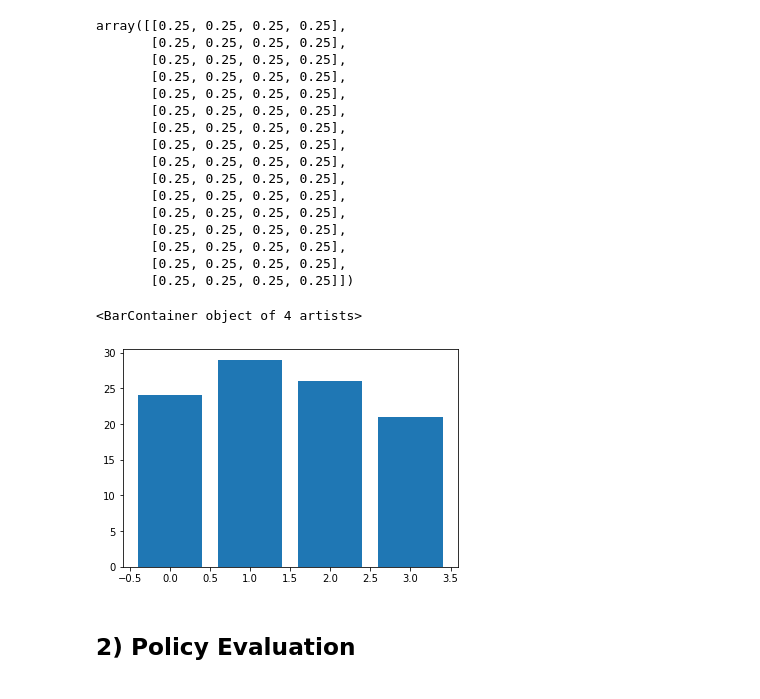
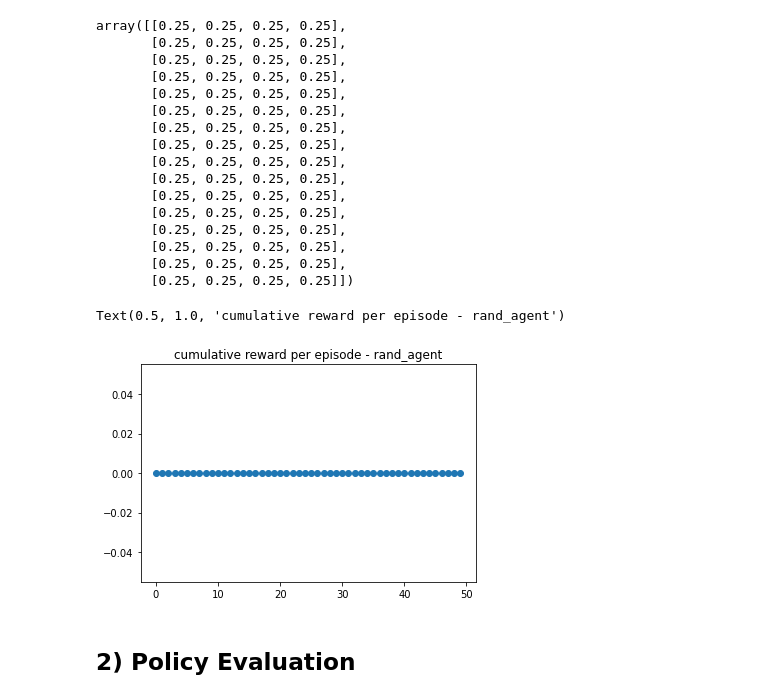
Before and after one commit to racousin/rl_introduction, a Jupyter notebook: notebooks/2_Dynamic_Programming.ipynb, the cells around one changed output. Drawn from its saved outputs; the diff is of its cells as text; code cells hidden in the pictures.

```diff
--- a/notebooks/2_Dynamic_Programming.ipynb
+++ b/notebooks/2_Dynamic_Programming.ipynb
@@ -58 +61,14 @@ Discrete(4)
+# %%
+def run_experiment_episode(env, agent, nb_episode):
+    rewards = np.zeros(nb_episode)
+    for i in range(nb_episode):
+        state = env.reset()
+        done = False
+        rews = []
+        while done is False:
+            action = agent.act(state)
+            state, reward, done, info = env.step(action)
+            rews.append(reward)
+        rewards[i] = sum(rews)
+    return rewards
 # %%
@@ -119,7 +123,7 @@ class MyRandomAgent(Agent):
 # %%
 #Done: write an uniformly random policy
 class MyRandomAgent(Agent):
-    def __init__(self, env, is_deterministic = True):
+    def __init__(self, env):
         super().__init__(env)
         self.policy = np.ones([self.env.observation_space.n, self.env.action_space.n]) / self.env.action_space.n
     def act(self, state):
@@ -145,17 +149,16 @@ array([[0.25, 0.25, 0.25, 0.25],
        [0.25, 0.25, 0.25, 0.25],
        [0.25, 0.25, 0.25, 0.25],
        [0.25, 0.25, 0.25, 0.25]])
-# %%
-# test it
-agent = MyRandomAgent(env)
-nb_iter = 100
-res_action = np.zeros((env.observation_space.n, env.action_space.n))
-for nb in range(nb_iter):
-    for state in range(env.observation_space.n):
-        act = agent.act(state)
-        res_action[state][act] += 1
-# plot action by state (for example state 0)
-plt.bar(np.arange(env.action_space.n),res_action[0])
-# %% [output]
-<BarContainer object of 4 artists>
-[figure, removed]
+# %%
+def run_experiment_episode(env, agent, nb_episode):
+    rewards = np.zeros(nb_episode)
+    for i in range(nb_episode):
+        state = env.reset()
+        done = False
+        rews = []
+        while done is False:
+            action = agent.act(state)
+            state, reward, done, info = env.step(action)
+            rews.append(reward)
+        rewards[i] = sum(rews)
+    return rewards
@@ -162,3 +167,12 @@ plt.bar(np.arange(env.action_space.n),res_action[0])
+# %%
+#Done: eval Random Policy with run_experiment_episode
+mdp_agent = MyRandomAgent(env)
+rewards = run_experiment_episode(env, mdp_agent, 50)
+plt.plot(rewards, 'o')
+plt.title('cumulative reward per episode - rand_agent')
+# %% [output]
+Text(0.5, 1.0, 'cumulative reward per episode - rand_agent')
+[figure, added]
 # %% [markdown]
 ## 2) Policy Evaluation
 # %% [markdown]
```
Also changed, not shown: parts of 26 cells of this notebook, 2 other files.
